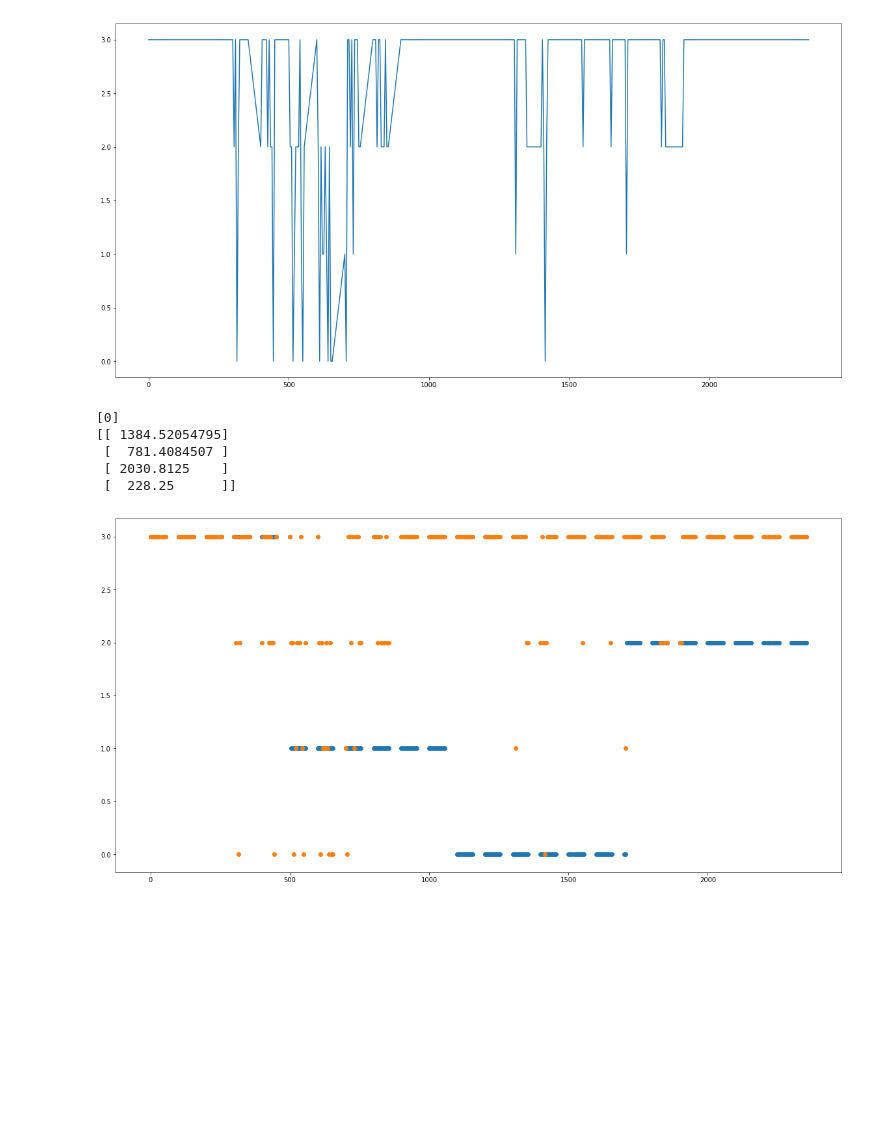
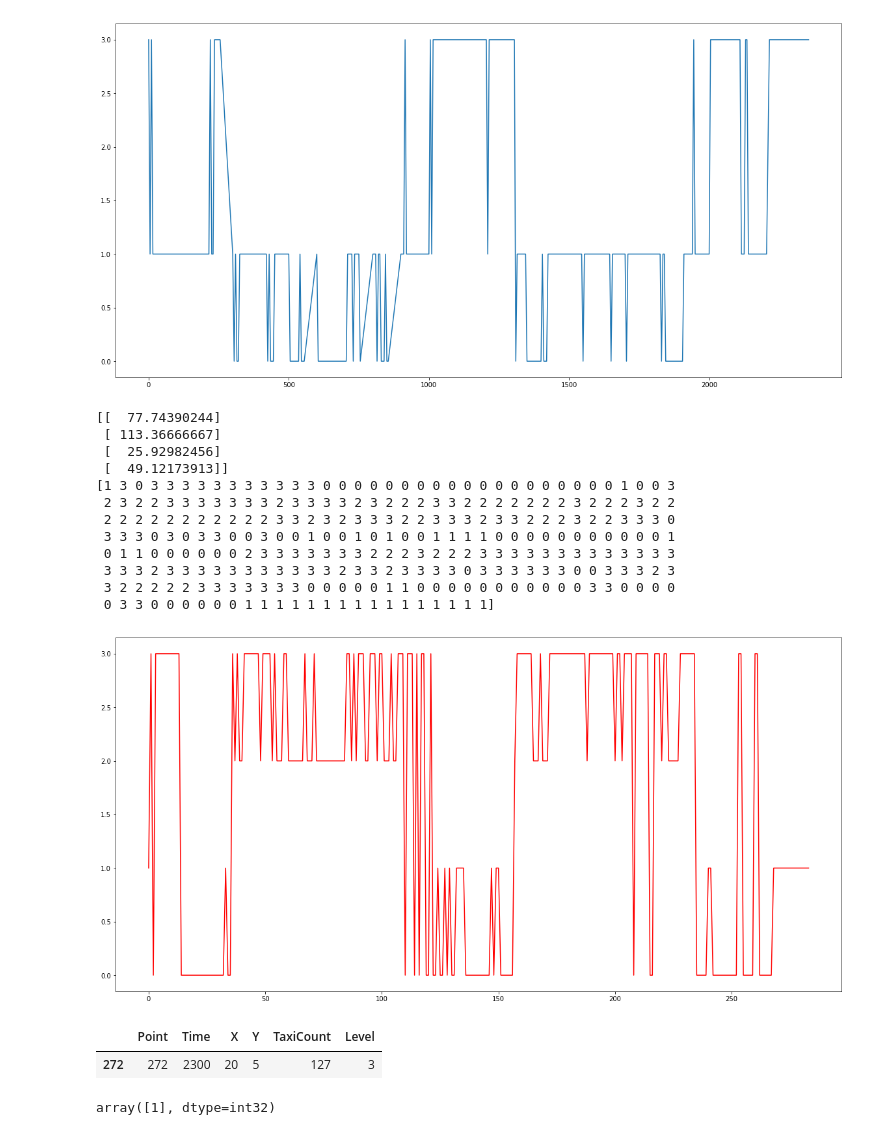
Before and after one commit to hari-allamraju/sg-taxidata, a Jupyter notebook: Trying data enhancement.ipynb, the cells around one changed output. Cells and saved outputs as stored; diff of their text form; code cells hidden in the pictures; blank space fills up the shorter version.

```diff
--- a/Trying data enhancement.ipynb
+++ b/Trying data enhancement.ipynb
@@ -19,44 +19,59 @@ LON=103.891675
 LAT1=1.303693
 LON1=103.844952
 
-def level(row):
+def level(row,max_value):
+    d=max_value/4
     x=row['TaxiCount']
-    if x <= 12:
+    if x <= d:
         return 0
-    elif x <= 25:
+    elif x <= 2*d:
         return 1
     elif x <= 37:
-        return 2
+        return 3*d
     else:
         return 3
 # %%
 df=taxis.getdf_loc_dates(DBNAME,['20170627'],LAT1,LON1)
-df['Level']=df.apply(level,axis=1)
+max_value=df.describe().loc['max']['TaxiCount']
+df['Level']=df.apply(lambda x:level(x,max_value),axis=1)
 df.head()
 plot_data([(df['Time'].tolist(),df['Level'].tolist())])
 # %% [output]
-[figure, old version]
+[figure, new version]
 # %%
 from sklearn.cluster import KMeans
-X=df[['Time']].as_matrix()
+X=df[['TaxiCount']].as_matrix()
 
 X=X.reshape(-1,1)
 
-kmeans = KMeans(n_clusters=4, random_state=0).fit(X)
+kmeans = KMeans(n_clusters=4, random_state=0, precompute_distances=True).fit(X)
 
-X_predict=np.array(['1425']).reshape(-1,1)
-
-print kmeans.predict(X_predict)
 
 print kmeans.cluster_centers_
+print kmeans.labels_
 
-plt.scatter(X,kmeans.predict(X))
-plt.scatter(df['Time'],df['Level'])
+plt.plot(kmeans.predict(X),color='r')
 plt.show()
 # %% [output]
-[0]
-[[ 1384.52054795]
- [  781.4084507 ]
- [ 2030.8125    ]
- [  228.25      ]]
+[[  77.74390244]
+ [ 113.36666667]
+ [  25.92982456]
+ [  49.12173913]]
+[1 3 0 3 3 3 3 3 3 3 3 3 3 3 0 0 0 0 0 0 0 0 0 0 0 0 0 0 0 0 0 0 0 1 0 0 3
+ 2 3 2 2 3 3 3 3 3 3 3 2 3 3 3 3 2 3 2 2 2 3 3 2 2 2 2 2 2 2 3 2 2 2 3 2 2
+ 2 2 2 2 2 2 2 2 2 2 2 3 3 2 3 2 3 3 3 2 2 3 3 3 2 3 3 2 2 2 3 2 2 3 3 3 0
+ 3 3 3 0 3 0 3 3 0 0 3 0 0 1 0 0 1 0 1 0 0 1 1 1 1 0 0 0 0 0 0 0 0 0 0 0 1
+ 0 1 1 0 0 0 0 0 0 2 3 3 3 3 3 3 3 2 2 2 3 2 2 2 3 3 3 3 3 3 3 3 3 3 3 3 3
+ 3 3 3 2 3 3 3 3 3 3 3 3 3 3 3 2 3 3 2 3 3 3 3 0 3 3 3 3 3 3 0 0 3 3 3 2 3
+ 3 2 2 2 2 2 3 3 3 3 3 3 3 0 0 0 0 0 1 1 0 0 0 0 0 0 0 0 0 0 0 3 3 0 0 0 0
+ 0 3 3 0 0 0 0 0 0 1 1 1 1 1 1 1 1 1 1 1 1 1 1 1 1]
-[figure, old version]
+[figure, new version]
+# %%
+df.query("Time=='2300'")
+# %% [output]
+|  | Point | Time | X | Y | TaxiCount | Level |
+| 272 | 272 | 2300 | 20 | 5 | 127 | 3 |
+# %%
+kmeans.predict(127)
+# %% [output]
+array([1], dtype=int32)
```
